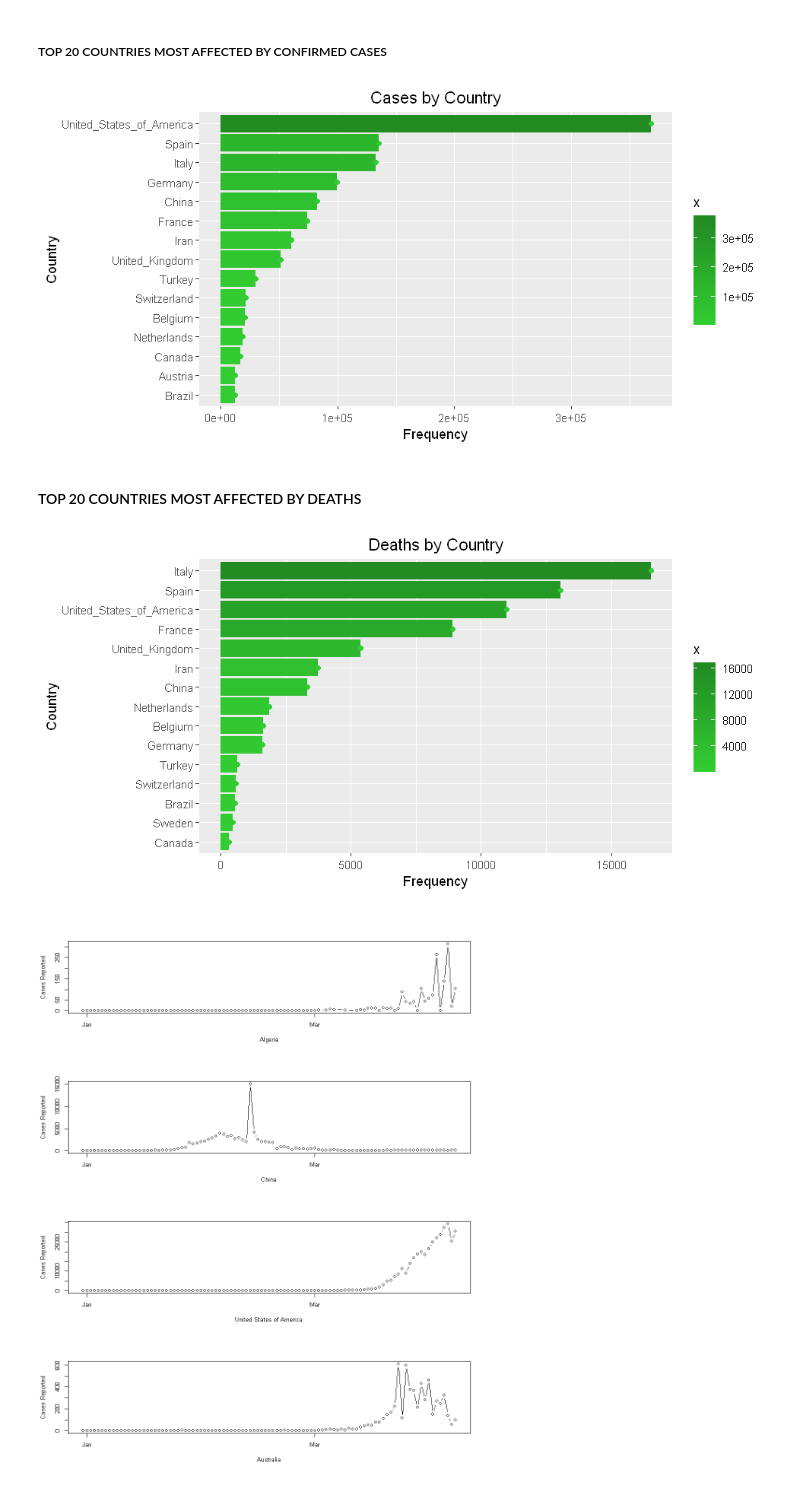
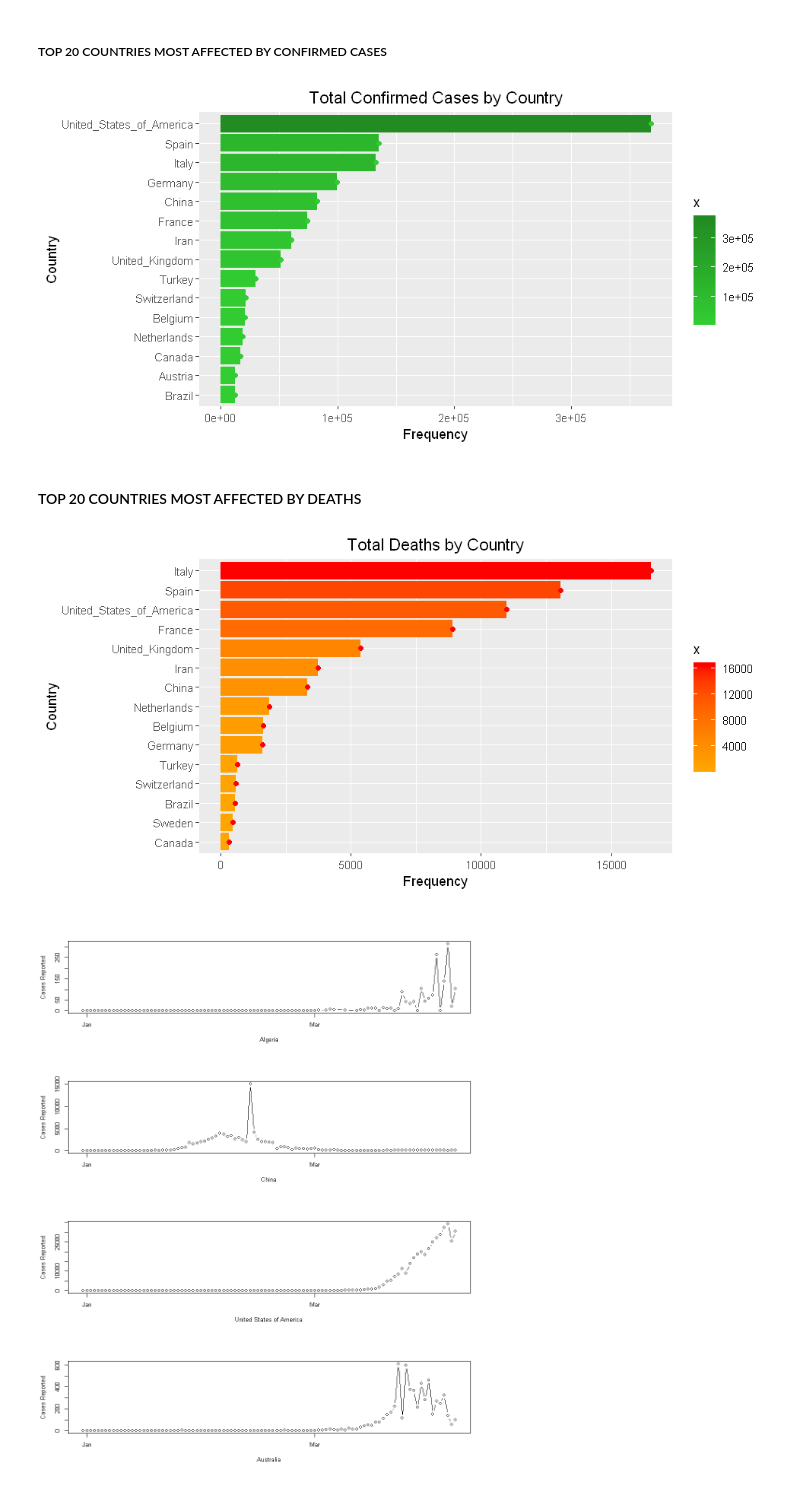
Before and after one commit to AjithKumarVS/Predictive-Time-Series-Modelling-of-COVID-19-Pandemic, a Jupyter notebook: covid19analysis.ipynb, the cells around one changed output. Cells and saved outputs as stored; diff of their text form; code cells hidden in the pictures.

```diff
--- a/covid19analysis.ipynb
+++ b/covid19analysis.ipynb
@@ -27,20 +22,20 @@ cases_by_country<-aggregate(covid$cases,by=list(covid$countriesAndTerritories),F
 cases_by_country<-cases_by_country[order(-cases_by_country$x),]
 topcasesbycountries<-head(cases_by_country,15)
 covid_cases_by_country_plot<-ggplot(topcasesbycountries,aes(y=topcasesbycountries$x,x=reorder(topcasesbycountries$Group.1,topcasesbycountries$x)))+geom_bar(stat="identity")+geom_col(aes(fill = x))+geom_point(color="limegreen") + scale_fill_gradient(low = "limegreen", high = "forestgreen")+coord_flip()
-covid_cases_by_country_plot+ggtitle("Cases by Country")+labs(x="Country",y="Frequency")+theme(plot.title = element_text(hjust = 0.5))
+covid_cases_by_country_plot+ggtitle("Total Confirmed Cases by Country")+labs(x="Country",y="Frequency")+theme(plot.title = element_text(hjust = 0.5))
 # %% [output]
-[figure, old version]
+[figure, new version]
 # %% [markdown]
 #### TOP 20 COUNTRIES MOST AFFECTED BY DEATHS
 # %%
 options(repr.plot.width=8, repr.plot.height=4)
 deaths_by_country<-aggregate(covid$deaths,by=list(covid$countriesAndTerritories),FUN=sum)
 deaths_by_country<-deaths_by_country[order(-deaths_by_country$x),]
 topdeathsbycountries<-head(deaths_by_country,15)
-covid_death_by_country_plot<-ggplot(topdeathsbycountries,aes(y=topdeathsbycountries$x,x=reorder(topdeathsbycountries$Group.1,topdeathsbycountries$x)))+geom_bar(stat="identity")+geom_col(aes(fill = x))+geom_point(color="limegreen") + scale_fill_gradient(low = "limegreen", high = "forestgreen")+coord_flip()
-covid_death_by_country_plot+ggtitle("Deaths by Country")+labs(x="Country",y="Frequency")+theme(plot.title = element_text(hjust = 0.5))
+covid_death_by_country_plot<-ggplot(topdeathsbycountries,aes(y=topdeathsbycountries$x,x=reorder(topdeathsbycountries$Group.1,topdeathsbycountries$x)))+geom_bar(stat="identity")+geom_col(aes(fill = x))+geom_point(color="red") + scale_fill_gradient(low = "orange", high = "red")+coord_flip()
+covid_death_by_country_plot+ggtitle("Total Deaths by Country")+labs(x="Country",y="Frequency")+theme(plot.title = element_text(hjust = 0.5))
 # %% [output]
-[figure, old version]
+[figure, new version]
 # %%
 par(mfrow=c(4,1))
 options(repr.plot.width=8, repr.plot.height=10)
```
Also changed, not shown: parts of 1 cell of this notebook.
